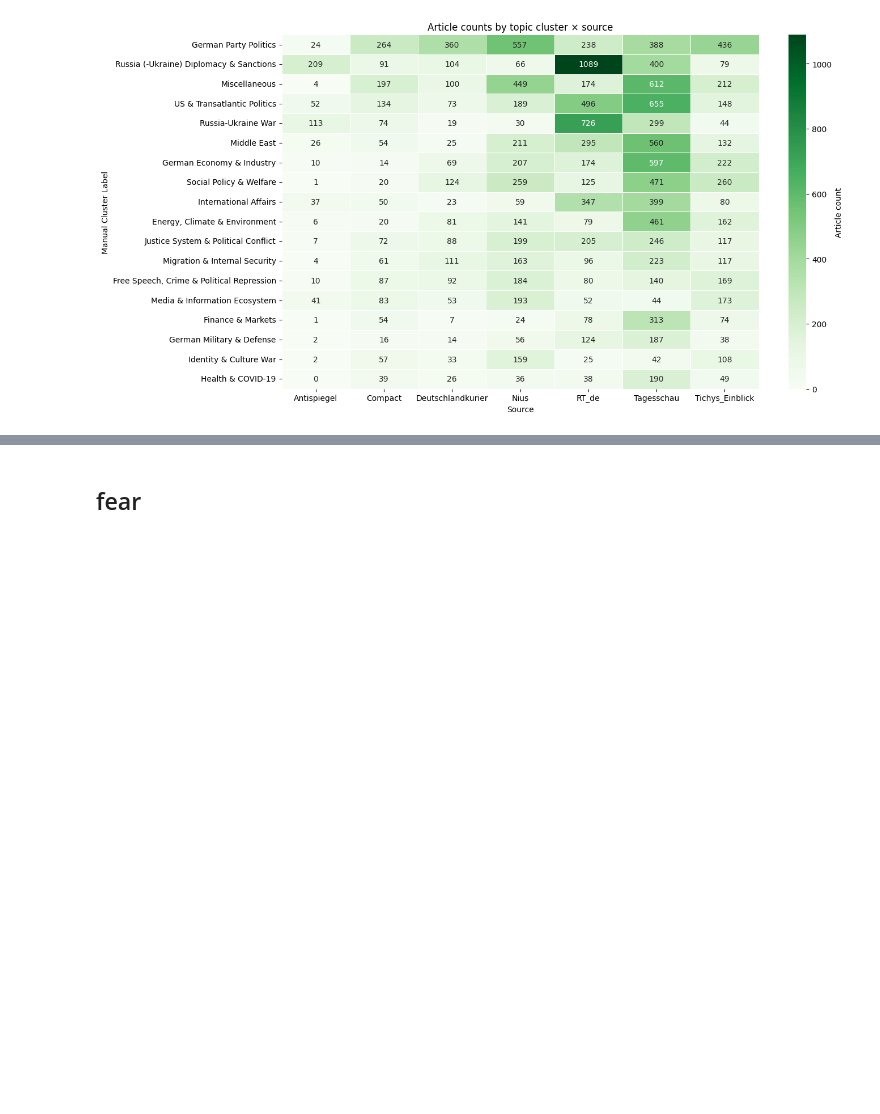
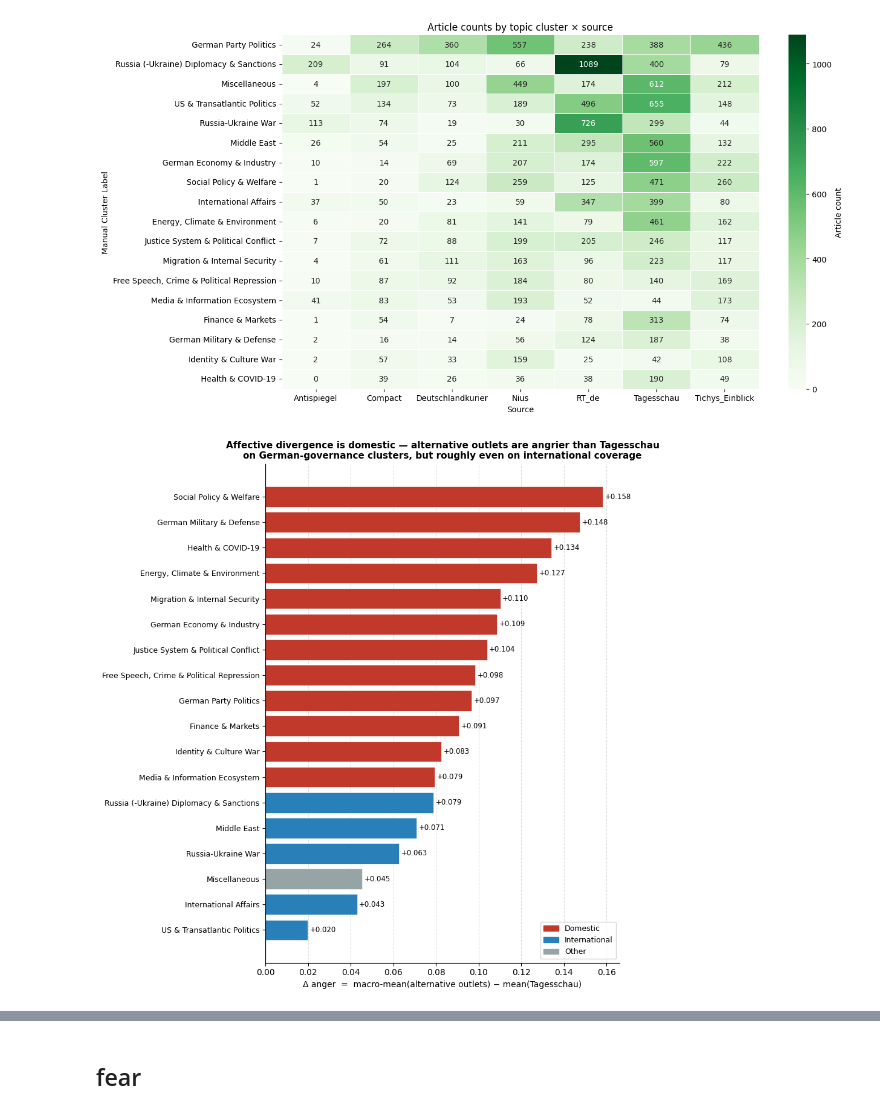
Before and after one commit to mattishaumann/Thesis, a Jupyter notebook: 04_SentimentAnalysis/05a_emotions_per_topic.ipynb, the cells around one changed output, grey strips where cells are left out. Drawn from its saved outputs; the diff is of its cells as text; code cells hidden in the pictures; blank space fills up the shorter version.

```diff
--- a/04_SentimentAnalysis/05a_emotions_per_topic.ipynb
+++ b/04_SentimentAnalysis/05a_emotions_per_topic.ipynb
@@ -334,3 +377,99 @@ plt.tight_layout()
 plt.show()
 # %% [output]
 [figure]
+# %%
+# ── Δ anger per cluster: mean(alternative outlets) − mean(Tagesschau) ────────
+# Bars coloured by topic geography: Domestic / International / Other
+# Alternative-outlet side uses macro-mean (avg of per-outlet means) to avoid
+# size-imbalance bias across outlets.
+
+import numpy as np
+from matplotlib.patches import Patch
+
+DOMESTIC = {
+    "Social Policy & Welfare",
+    "Health & COVID-19",
+    "Energy, Climate & Environment",
+    "German Economy & Industry",
+    "Migration & Internal Security",
+    "German Party Politics",
+    "Free Speech, Crime & Political Repression",
+    "Media & Information Ecosystem",
+    "Justice System & Political Conflict",
+    "Identity & Culture War",
+    "Finance & Markets",
+    "German Military & Defense",
+    "Green Politics & Woke Culture",
+}
+INTERNATIONAL = {
+    "Middle East",
+    "Russia (-Ukraine) Diplomacy & Sanctions",
+    "US & Transatlantic Politics",
+    "Russia-Ukraine War",
+    "International Affairs",
+}
+
+GEO_COLOR = {"Domestic": "#c0392b", "International": "#2980b9", "Other": "#95a5a6"}
+
+def _geo(cluster):
+    if cluster in DOMESTIC:      return "Domestic"
+    if cluster in INTERNATIONAL: return "International"
+    return "Other"
+
+anger_col = "emotion_anger"
+min_n = 10
+
+tg  = df[df["source"] == "Tagesschau"]
+alt = df[df["source"] != "Tagesschau"]
+
+# Tagesschau: grand mean per cluster
+tg_means = tg.groupby("Manual Cluster Label")[anger_col].mean()
+
+# Alternative outlets: macro-mean (avg of per-outlet means per cluster)
+alt_macro = (
+    alt.groupby(["Manual Cluster Label", "source"])[anger_col]
+    .mean()
+    .groupby("Manual Cluster Label")
+    .mean()
+)
+
+# Keep clusters with enough articles in BOTH groups
+tg_n  = tg.groupby("Manual Cluster Label").size()
+alt_n = alt.groupby("Manual Cluster Label").size()
+keep  = tg_n.index.intersection(alt_n.index).intersection(alt_macro.index)
+keep  = keep[(tg_n[keep] >= min_n) & (alt_n[keep] >= min_n)]
+
+delta = (alt_macro[keep] - tg_means[keep]).sort_values(ascending=True)
+
+colors = [GEO_COLOR[_geo(c)] for c in delta.index]
+
+fig, ax = plt.subplots(figsize=(9, max(5, len(delta) * 0.52)))
+
+bars = ax.barh(delta.index, delta.values, color=colors, edgecolor="white", linewidth=0.4)
+
+for bar, val in zip(bars, delta.values):
+    sign  = "+" if val >= 0 else ""
+    x_pos = val + (0.001 if val >= 0 else -0.001)
+    ha    = "left" if val >= 0 else "right"
+    ax.text(x_pos, bar.get_y() + bar.get_height() / 2,
+            f"{sign}{val:.3f}", va="center", ha=ha, fontsize=8.5)
+
+ax.axvline(0, color="black", linewidth=0.8)
+ax.xaxis.grid(True, linestyle="--", alpha=0.4)
+ax.set_axisbelow(True)
+ax.set_xlabel("Δ anger  =  macro-mean(alternative outlets) − mean(Tagesschau)", fontsize=10)
+ax.set_title(
+    "Affective divergence is domestic — alternative outlets are angrier than Tagesschau\n"
+    "on German-governance clusters, but roughly even on international coverage",
+    fontsize=11, fontweight="bold",
+)
+ax.tick_params(axis="y", labelsize=9)
+ax.spines[["top", "right"]].set_visible(False)
+
+legend_handles = [Patch(color=c, label=l) for l, c in GEO_COLOR.items()]
+ax.legend(handles=legend_handles, loc="lower right", frameon=True, fontsize=9)
+
+plt.tight_layout()
+plt.show()
+# %% [output]
+[figure, added]
```
Also changed, not shown: parts of 13 cells of this notebook, 41 other files.
